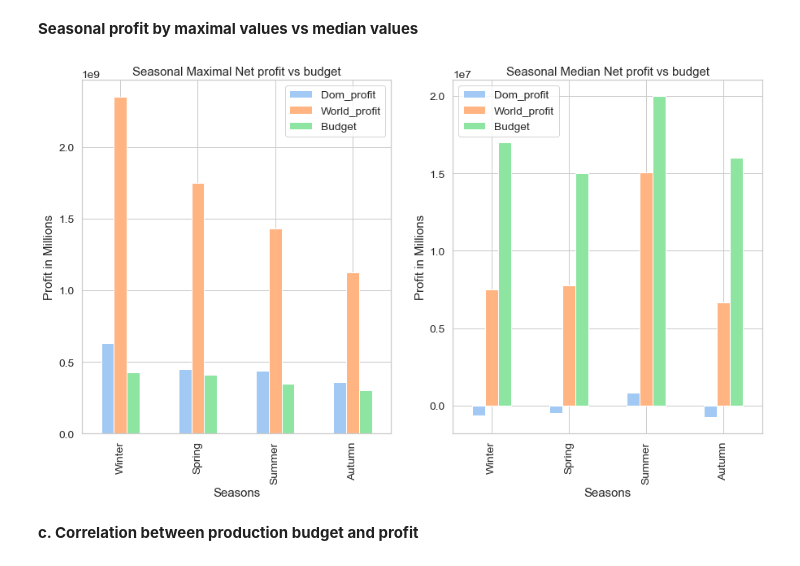
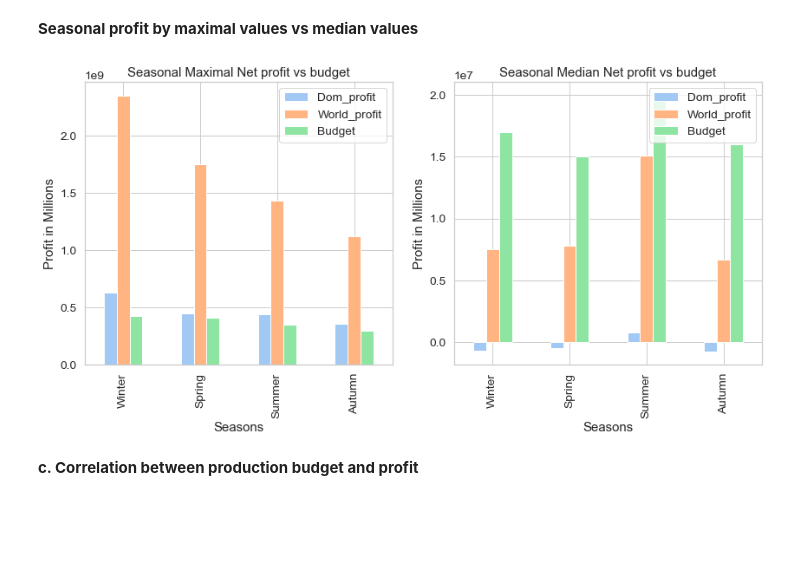
Before and after one commit to NBYHO/Microsoft-project-1, a Jupyter notebook: dsc-phase1-project-template.final.ipynb, the cells around one changed output. Cells and saved outputs as stored; diff of their text form; code cells hidden in the pictures; blank space fills up the shorter version.

```diff
--- a/dsc-phase1-project-template.final.ipynb
+++ b/dsc-phase1-project-template.final.ipynb
@@ -106,7 +106,7 @@ import seaborn as sns
 %matplotlib inline
 sns.set_theme(context='notebook', palette='pastel',
               style='whitegrid', font='sans-serif', font_scale=1.25,
-              color_codes=True, rc={'figure.figsize':(10,8)})
+              color_codes=True, rc={'figure.figsize':(6,4)})
 # %% [markdown]
 ## 5. Data exploration
 # %% [markdown]
@@ -1160,17 +1160,17 @@ ax_4.set(xlabel='Release Season', ylabel='Profit in millions');
 # %% [markdown]
 **Seasonal profit by maximal values vs median values**
 # %%
-fig_9, axes = plt.subplots(figsize=(15,8), ncols=2)
+fig_9, axes = plt.subplots(figsize=(14,6), ncols=2)
 top_release_season_max.plot(kind='bar', ax=axes[0])
 top_release_season_median.plot(kind='bar', ax= axes[1])
 axes[0].set_title('Seasonal Maximal Net profit vs budget')
 axes[0].set_ylabel('Profit in Millions')
 axes[0].set_xlabel('Seasons')
 axes[1].set_title('Seasonal Median Net profit vs budget')
 axes[1].set_ylabel('Profit in Millions')
 axes[1].set_xlabel('Seasons');
 # %% [output]
-[figure, old version]
+[figure, new version]
 # %% [markdown]
 **c. Correlation between production budget and profit**
 # %%
```
Also changed, not shown: parts of 26 cells of this notebook, 5 other files.
